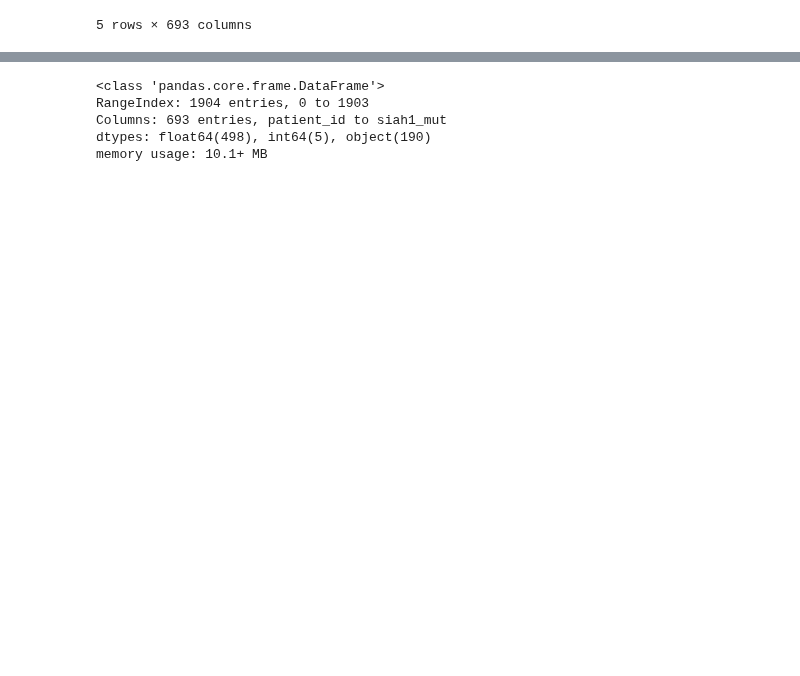
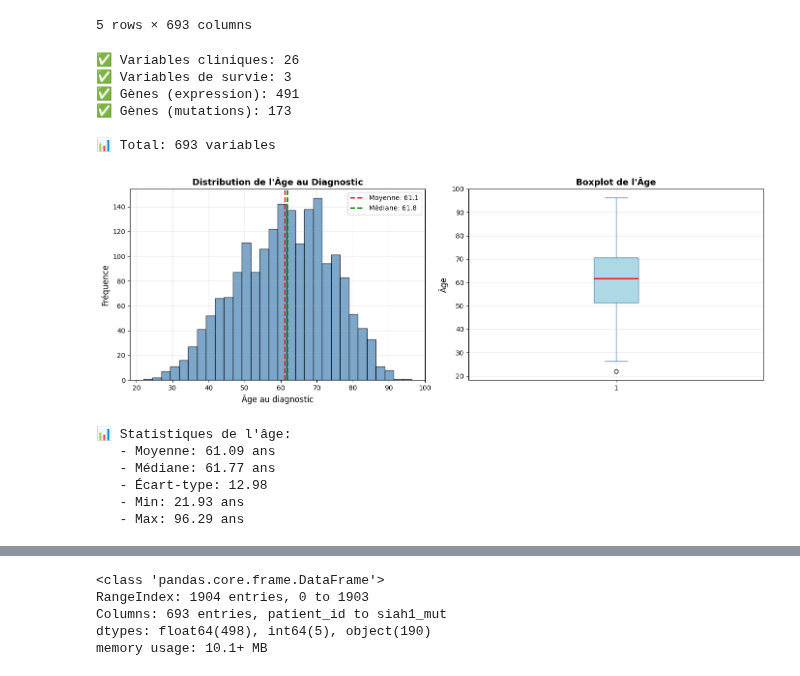
Before and after one commit to yasmineCH03/Breast_Cancer_Detection_ML_Project, a Jupyter notebook: Notebooks/data_preparation/Notebook_METABRIC_Complet.ipynb, the cells around one changed output, grey strips where cells are left out. Drawn from its saved outputs; the diff is of its cells as text; code cells hidden in the pictures; blank space fills up the shorter version.

```diff
--- a/Notebooks/data_preparation/Notebook_METABRIC_Complet.ipynb
+++ b/Notebooks/data_preparation/Notebook_METABRIC_Complet.ipynb
@@ -31,3 +31,71 @@ df.head()
 | 3 | 6 | 47.68 | MASTECTOMY | Breast Cancer | Breast Mixed Ductal and Lobular C... | Moderate | ... |
 | 4 | 8 | 76.97 | MASTECTOMY | Breast Cancer | Breast Mixed Ductal and Lobular C... | High | ... |
 5 rows × 693 columns
+# %%
+# Catégorisation des variables
+clinical_vars = ['patient_id', 'age_at_diagnosis', 'type_of_breast_surgery', 'cancer_type',
+                 'cancer_type_detailed', 'cellularity', 'chemotherapy', 'pam50_+_claudin-low_subtype',
+                 'cohort', 'er_status', 'her2_status', 'pr_status', 'hormone_therapy', 'radio_therapy',
+                 'neoplasm_histologic_grade', 'tumor_size', 'tumor_stage', 'tumor_other_histologic_subtype',
+                 'primary_tumor_laterality', 'inferred_menopausal_state', '3-gene_classifier_subtype',
+                 'integrative_cluster', 'nottingham_prognostic_index', 'lymph_nodes_examined_positive',
+                 'mutation_count', 'oncotree_code']
+
+survival_vars = ['overall_survival_months', 'overall_survival', 'death_from_cancer']
+
+gene_expression_cols = [col for col in df.columns if not col.endswith('_mut') and col not in clinical_vars + survival_vars]
+mutation_cols = [col for col in df.columns if col.endswith('_mut')]
+
+print(f"✅ Variables cliniques: {len(clinical_vars)}")
+print(f"✅ Variables de survie: {len(survival_vars)}")
+print(f"✅ Gènes (expression): {len(gene_expression_cols)}")
+print(f"✅ Gènes (mutations): {len(mutation_cols)}")
+print(f"\n📊 Total: {len(df.columns)} variables")
+# %% [output]
+✅ Variables cliniques: 26
+✅ Variables de survie: 3
+✅ Gènes (expression): 491
+✅ Gènes (mutations): 173
+
+📊 Total: 693 variables
+# %%
+# Distribution de l'âge au diagnostic
+fig, axes = plt.subplots(1, 2, figsize=(14, 5))
+
+# Histogramme
+axes[0].hist(df['age_at_diagnosis'].dropna(), bins=30, color='steelblue', edgecolor='black', alpha=0.7)
+axes[0].axvline(df['age_at_diagnosis'].mean(), color='red', linestyle='--', linewidth=2, label=f'Moyenne: {df["age_at_diagnosis"].mean():.1f}')
+axes[0].axvline(df['age_at_diagnosis'].median(), color='green', linestyle='--', linewidth=2, label=f'Médiane: {df["age_at_diagnosis"].median():.1f}')
+axes[0].set_xlabel('Âge au diagnostic', fontsize=12)
+axes[0].set_ylabel('Fréquence', fontsize=12)
+axes[0].set_title('Distribution de l\'Âge au Diagnostic', fontsize=13, fontweight='bold')
+axes[0].legend()
+axes[0].grid(alpha=0.3)
+
+# Boxplot
+axes[1].boxplot(df['age_at_diagnosis'].dropna(), vert=True, patch_artist=True,
+                boxprops=dict(facecolor='lightblue', color='steelblue'),
+                medianprops=dict(color='red', linewidth=2),
+                whiskerprops=dict(color='steelblue'),
+                capprops=dict(color='steelblue'))
+axes[1].set_ylabel('Âge', fontsize=12)
+axes[1].set_title('Boxplot de l\'Âge', fontsize=13, fontweight='bold')
+axes[1].grid(alpha=0.3)
+
+plt.tight_layout()
+plt.show()
+
+print(f"📊 Statistiques de l'âge:")
+print(f"   - Moyenne: {df['age_at_diagnosis'].mean():.2f} ans")
+print(f"   - Médiane: {df['age_at_diagnosis'].median():.2f} ans")
+print(f"   - Écart-type: {df['age_at_diagnosis'].std():.2f}")
+print(f"   - Min: {df['age_at_diagnosis'].min():.2f} ans")
+print(f"   - Max: {df['age_at_diagnosis'].max():.2f} ans")
+# %% [output]
+[figure, added]
+📊 Statistiques de l'âge:
+   - Moyenne: 61.09 ans
+   - Médiane: 61.77 ans
+   - Écart-type: 12.98
+   - Min: 21.93 ans
+   - Max: 96.29 ans
```
Also changed, not shown: parts of 10 cells of this notebook.
